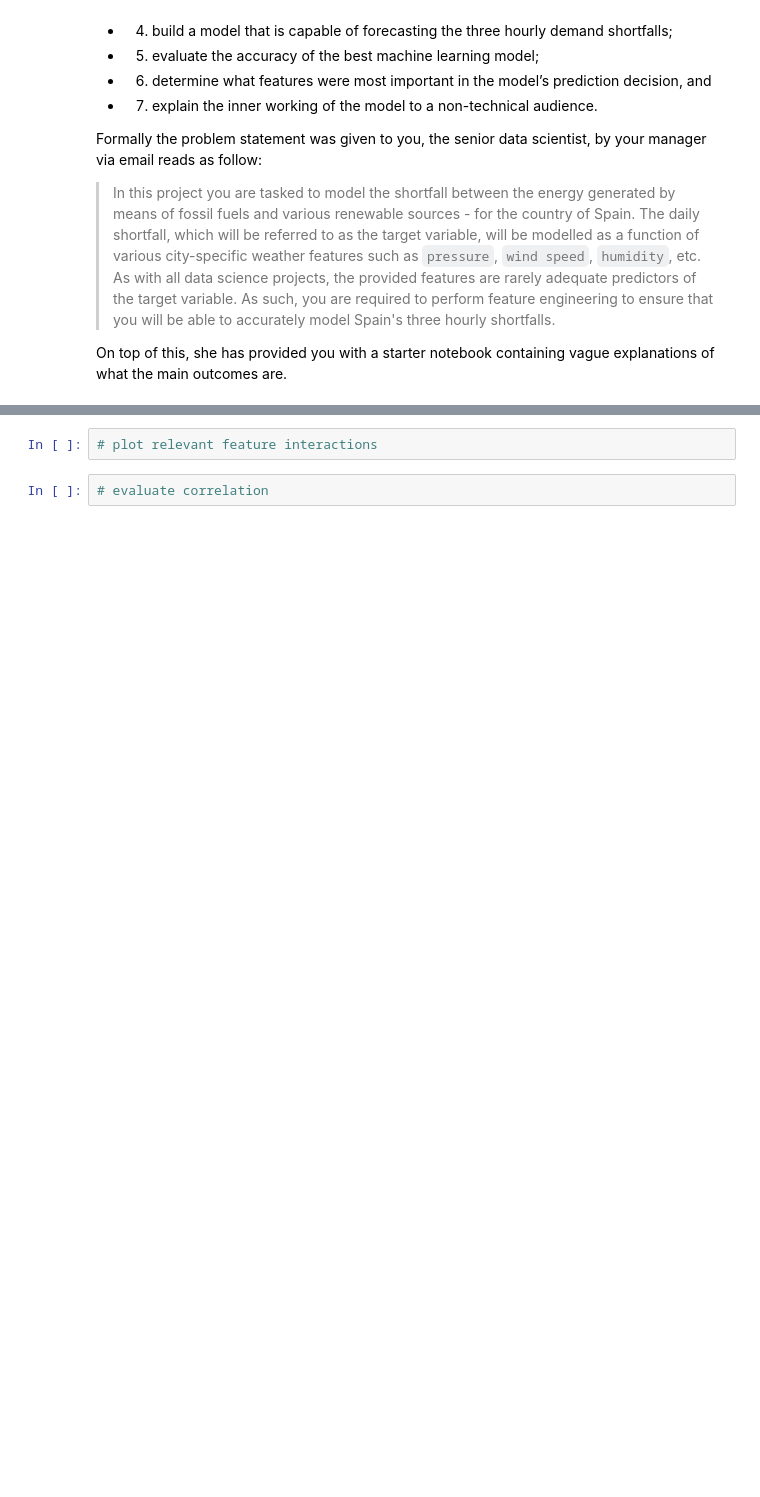
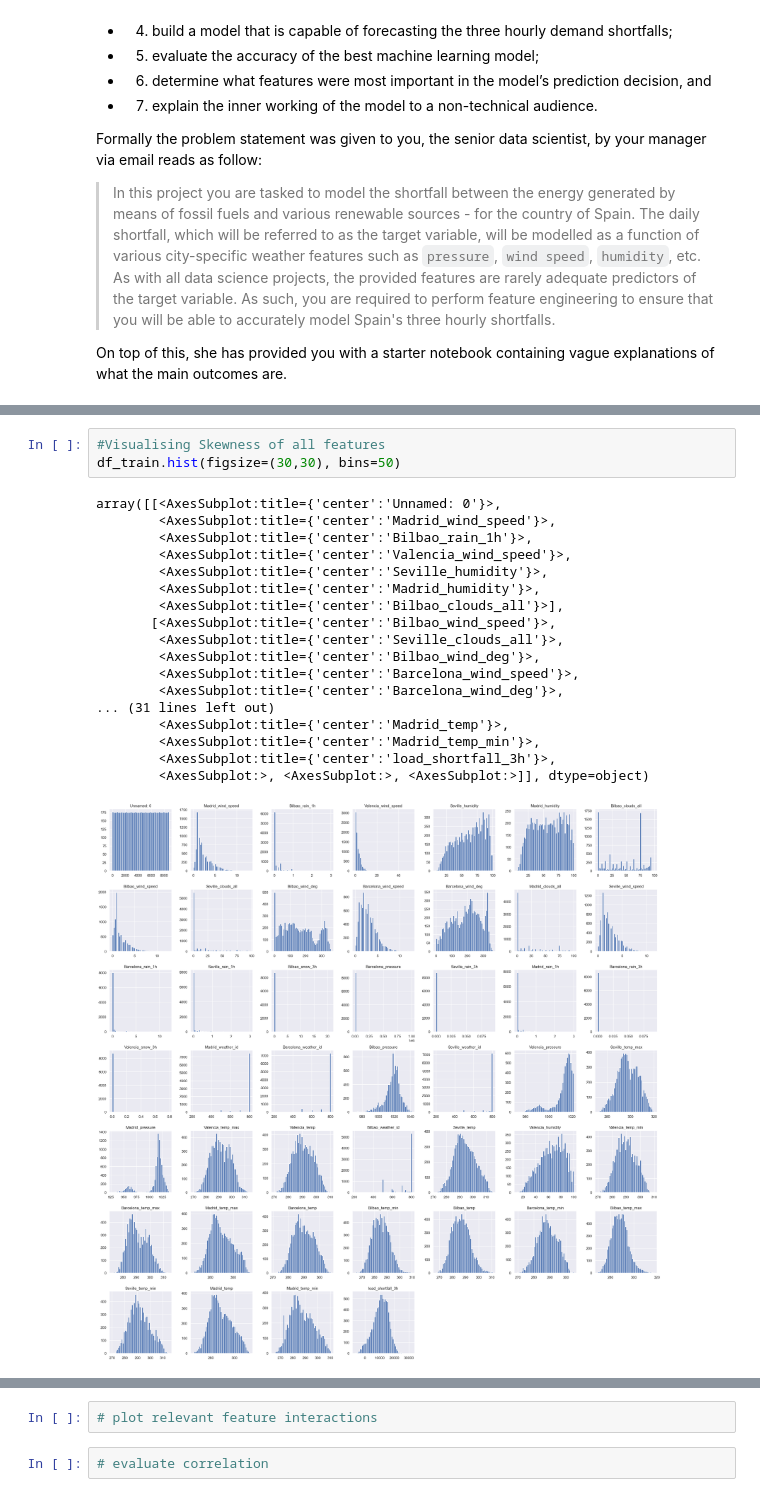
Before and after one commit to ObengKojo23/Team_NM4, a Jupyter notebook: notebooks/starter-notebook.ipynb, the cells around one changed output, grey strips where cells are left out. Drawn from its saved outputs; the diff is of its cells as text; blank space fills up the shorter version.

```diff
--- a/notebooks/starter-notebook.ipynb
+++ b/notebooks/starter-notebook.ipynb
@@ -113,0 +286,22 @@ df_train.head()
+# %%
+#Visualising Skewness of all features
+df_train.hist(figsize=(30,30), bins=50)
+# %% [output]
+array([[<AxesSubplot:title={'center':'Unnamed: 0'}>,
+        <AxesSubplot:title={'center':'Madrid_wind_speed'}>,
+        <AxesSubplot:title={'center':'Bilbao_rain_1h'}>,
+        <AxesSubplot:title={'center':'Valencia_wind_speed'}>,
+        <AxesSubplot:title={'center':'Seville_humidity'}>,
+        <AxesSubplot:title={'center':'Madrid_humidity'}>,
+        <AxesSubplot:title={'center':'Bilbao_clouds_all'}>],
+       [<AxesSubplot:title={'center':'Bilbao_wind_speed'}>,
+        <AxesSubplot:title={'center':'Seville_clouds_all'}>,
+        <AxesSubplot:title={'center':'Bilbao_wind_deg'}>,
+        <AxesSubplot:title={'center':'Barcelona_wind_speed'}>,
+        <AxesSubplot:title={'center':'Barcelona_wind_deg'}>,
+... (31 lines left out)
+        <AxesSubplot:title={'center':'Madrid_temp'}>,
+        <AxesSubplot:title={'center':'Madrid_temp_min'}>,
+        <AxesSubplot:title={'center':'load_shortfall_3h'}>,
+        <AxesSubplot:>, <AxesSubplot:>, <AxesSubplot:>]], dtype=object)
+[figure, added]
```
Also changed, not shown: parts of 151 cells of this notebook.
